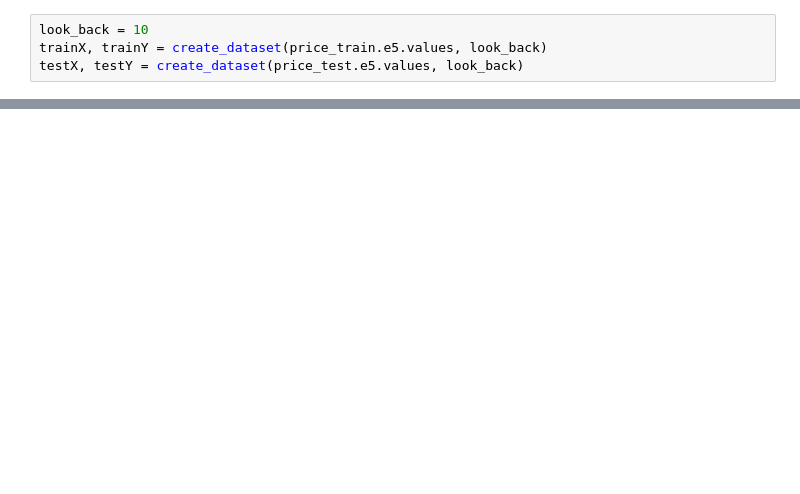
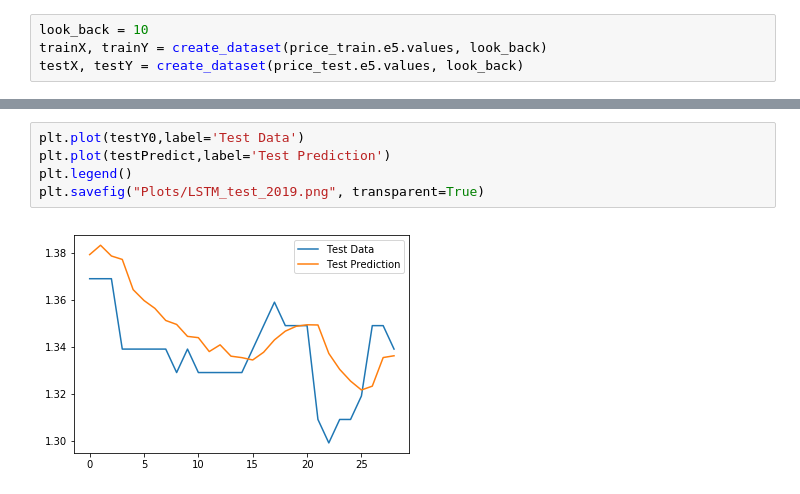
Before and after one commit to grevtsovkirill/GasAnalysis, a Jupyter notebook: GasAnalysis.ipynb, the cells around one changed output, grey strips where cells are left out. Cells and saved outputs as stored; diff of their text form; blank space fills up the shorter version.

```diff
--- a/GasAnalysis.ipynb
+++ b/GasAnalysis.ipynb
@@ -530,0 +512,7 @@ array([[[1.409, 1.399, 1.369, 1.369, 1.369, 1.369, 1.369, 1.369, 1.339,
+# %%
+plt.plot(testY0,label='Test Data')
+plt.plot(testPredict,label='Test Prediction')
+plt.legend()
+plt.savefig("Plots/LSTM_test_2019.png", transparent=True)
+# %% [output]
+[figure, added]
```
Also changed, not shown: parts of 22 cells of this notebook, 2 other files.
